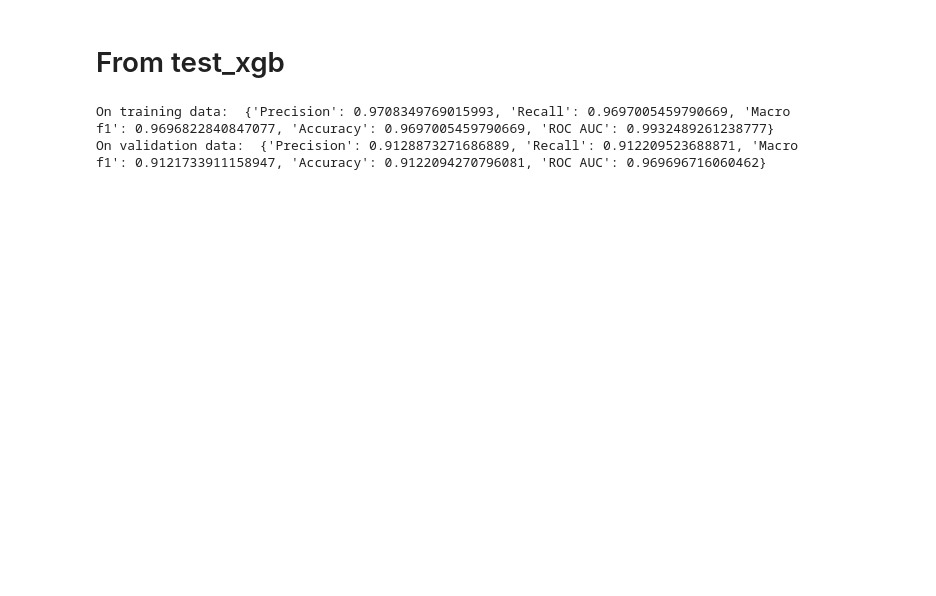
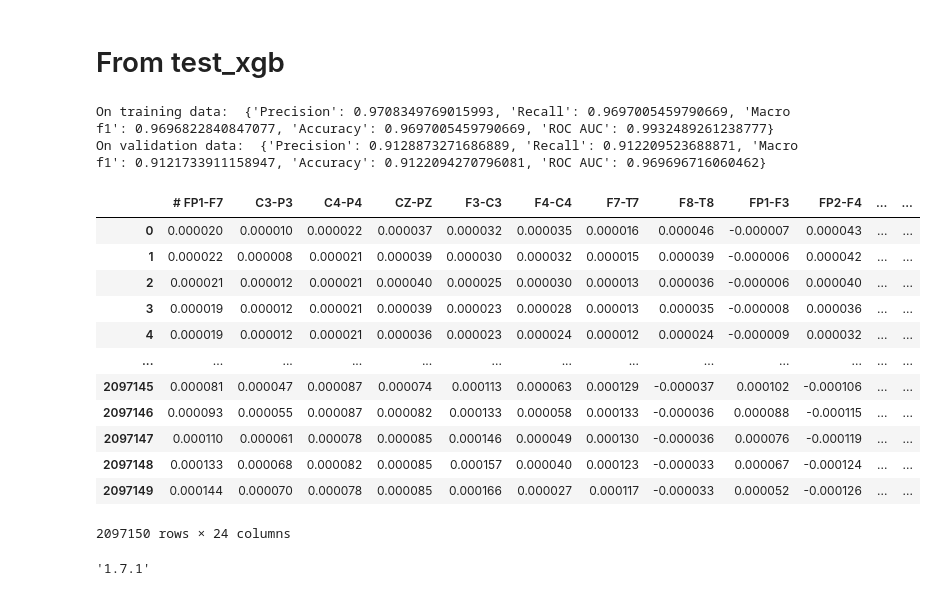
Before and after one commit to anw1998/MMD6020_Final_Project, a Jupyter notebook: notebooks/Final_xgb.ipynb, the cells around one changed output. Drawn from its saved outputs; the diff is of its cells as text; code cells hidden in the pictures; blank space fills up the shorter version.

```diff
--- a/notebooks/Final_xgb.ipynb
+++ b/notebooks/Final_xgb.ipynb
@@ -109,3 +117,23 @@ print('On validation data: ', val_metrics)
 # %% [output]
 On training data:  {'Precision': 0.9708349769015993, 'Recall': 0.9697005459790669, 'Macro f1': 0.9696822840847077, 'Accuracy': 0.9697005459790669, 'ROC AUC': 0.9932489261238777}
 On validation data:  {'Precision': 0.9128873271686889, 'Recall': 0.912209523688871, 'Macro f1': 0.9121733911158947, 'Accuracy': 0.9122094270796081, 'ROC AUC': 0.969696716060462}
+# %%
+data_df
+# %% [output]
+|  | # FP1-F7 | C3-P3 | C4-P4 | CZ-PZ | F3-C3 | F4-C4 | F7-T7 | F8-T8 | FP1-F3 | FP2-F4 | ... | ... |
+| 0 | 0.000020 | 0.000010 | 0.000022 | 0.000037 | 0.000032 | 0.000035 | 0.000016 | 0.000046 | -0.000007 | 0.000043 | ... | ... |
+| 1 | 0.000022 | 0.000008 | 0.000021 | 0.000039 | 0.000030 | 0.000032 | 0.000015 | 0.000039 | -0.000006 | 0.000042 | ... | ... |
+| 2 | 0.000021 | 0.000012 | 0.000021 | 0.000040 | 0.000025 | 0.000030 | 0.000013 | 0.000036 | -0.000006 | 0.000040 | ... | ... |
+| 3 | 0.000019 | 0.000012 | 0.000021 | 0.000039 | 0.000023 | 0.000028 | 0.000013 | 0.000035 | -0.000008 | 0.000036 | ... | ... |
+| 4 | 0.000019 | 0.000012 | 0.000021 | 0.000036 | 0.000023 | 0.000024 | 0.000012 | 0.000024 | -0.000009 | 0.000032 | ... | ... |
+| ... | ... | ... | ... | ... | ... | ... | ... | ... | ... | ... | ... | ... |
+| 2097145 | 0.000081 | 0.000047 | 0.000087 | 0.000074 | 0.000113 | 0.000063 | 0.000129 | -0.000037 | 0.000102 | -0.000106 | ... | ... |
+| 2097146 | 0.000093 | 0.000055 | 0.000087 | 0.000082 | 0.000133 | 0.000058 | 0.000133 | -0.000036 | 0.000088 | -0.000115 | ... | ... |
+| 2097147 | 0.000110 | 0.000061 | 0.000078 | 0.000085 | 0.000146 | 0.000049 | 0.000130 | -0.000036 | 0.000076 | -0.000119 | ... | ... |
+| 2097148 | 0.000133 | 0.000068 | 0.000082 | 0.000085 | 0.000157 | 0.000040 | 0.000123 | -0.000033 | 0.000067 | -0.000124 | ... | ... |
+| 2097149 | 0.000144 | 0.000070 | 0.000078 | 0.000085 | 0.000166 | 0.000027 | 0.000117 | -0.000033 | 0.000052 | -0.000126 | ... | ... |
+2097150 rows × 24 columns
+# %%
+xgb.__version__
+# %% [output]
+'1.7.1'
```
Also changed, not shown: parts of 1 cell of this notebook.
